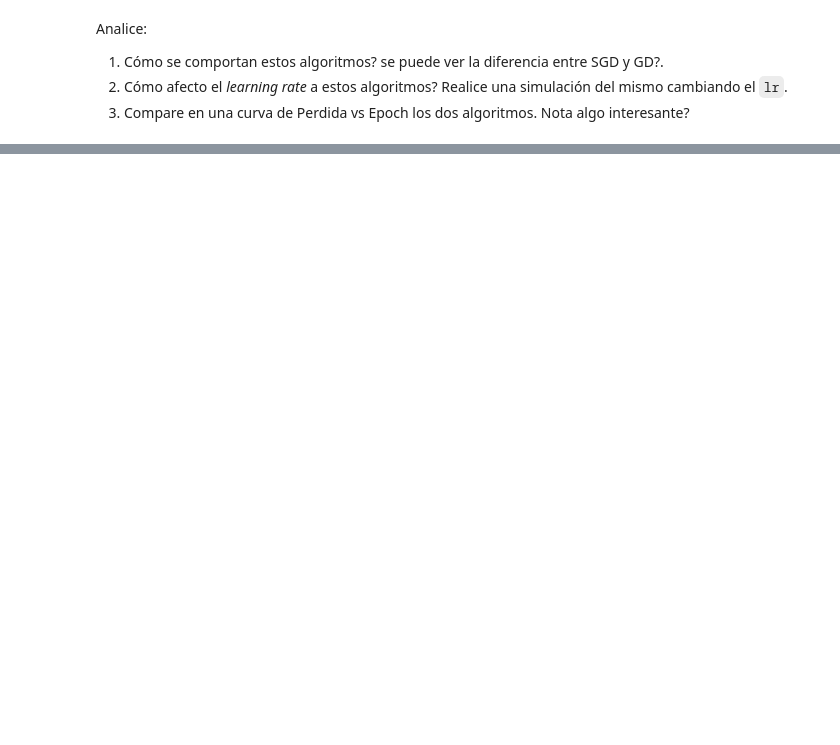
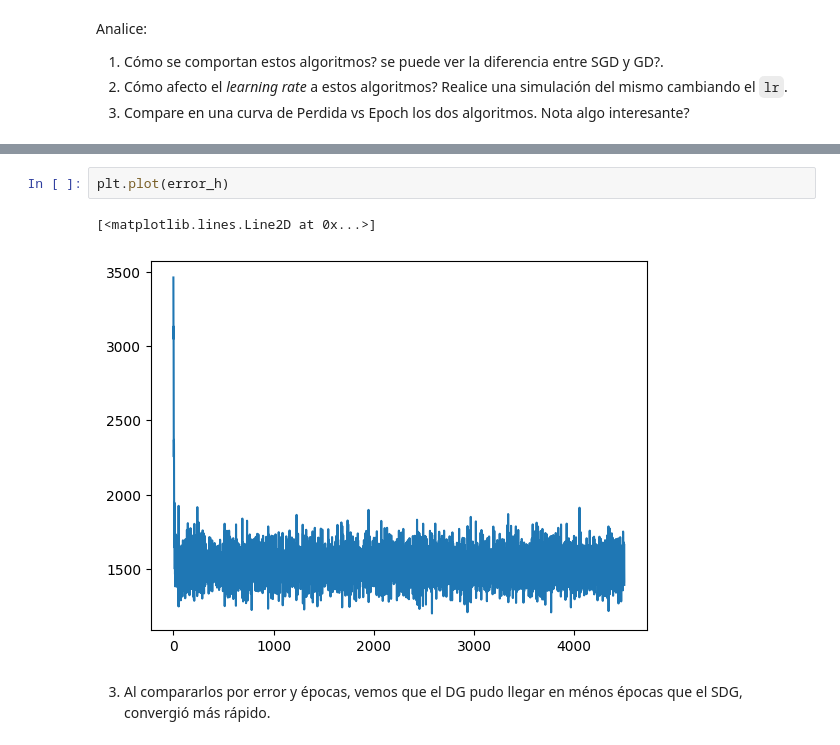
Before and after one commit to JossySoo/intro_ia, a Jupyter notebook: tp_integrador_enunciado/tpi_parte2-Solucion_Josselyn.ipynb, the cells around one changed output, grey strips where cells are left out. Saved outputs shown, nothing was run; the diff lists cells and outputs as text; blank space fills up the shorter version.

```diff
--- a/tp_integrador_enunciado/tpi_parte2-Solucion_Josselyn.ipynb
+++ b/tp_integrador_enunciado/tpi_parte2-Solucion_Josselyn.ipynb
@@ -447,0 +767,7 @@ Analice:
+# %%
+plt.plot(error_h)
+# %% [output]
+[<matplotlib.lines.Line2D at 0x...>]
+[figure, added]
+# %% [markdown]
+3. Al compararlos por error y épocas, vemos que el DG pudo llegar en ménos épocas que el SDG, convergió más rápido.
```
Also changed, not shown: parts of 34 cells of this notebook, 1 other file.
